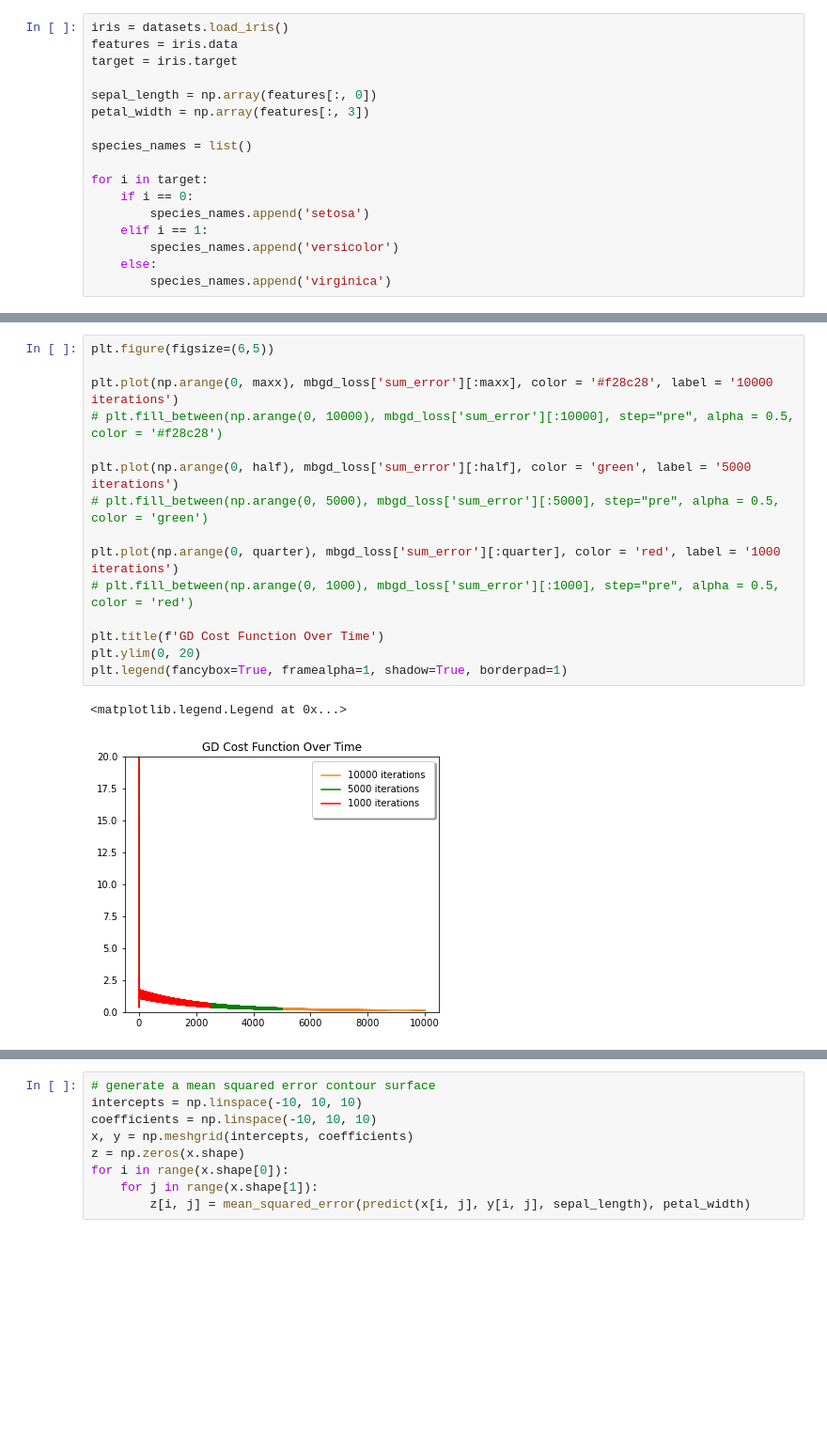
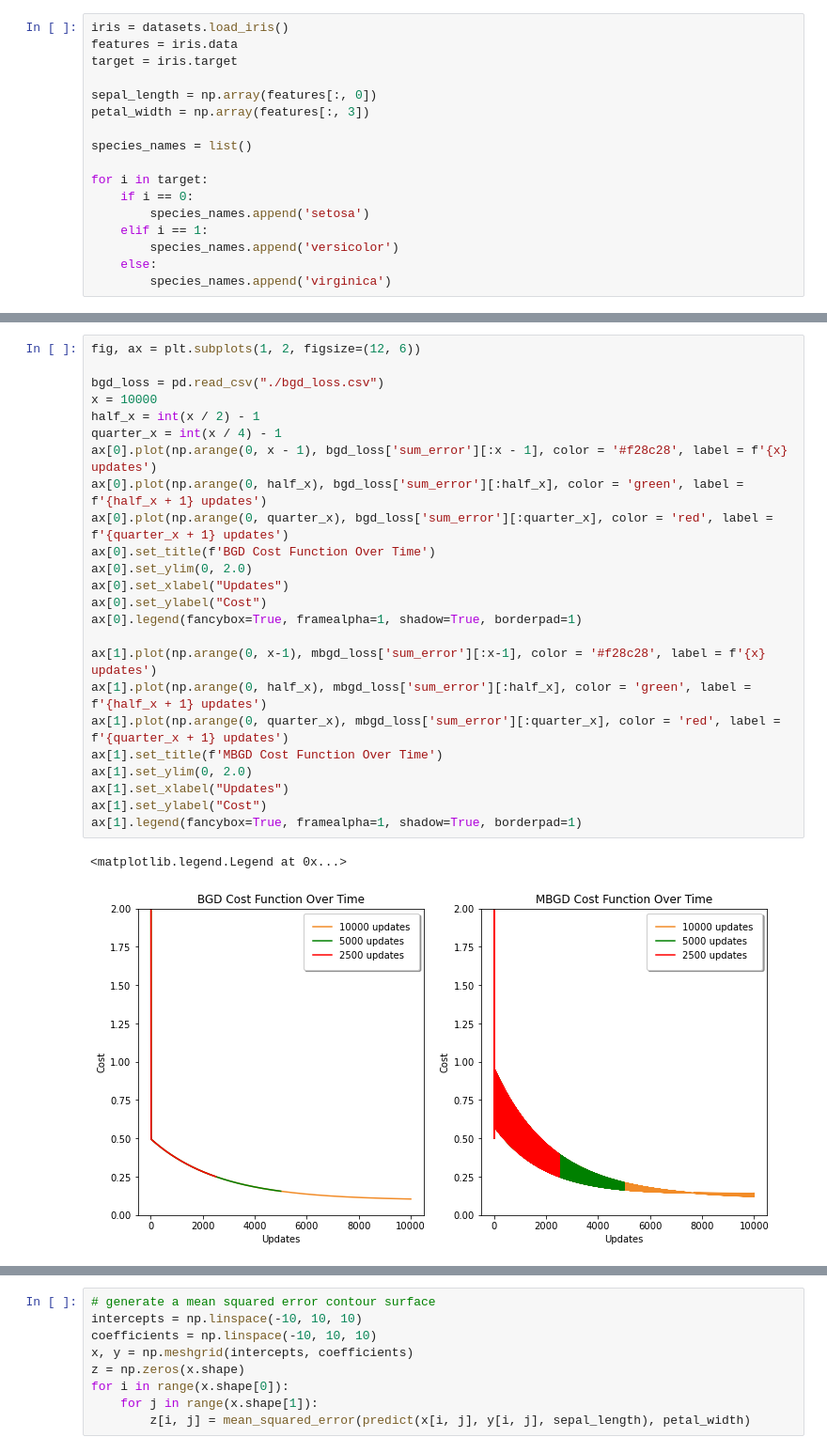
Before and after one commit to bsraya/optimization-algorithms, a Jupyter notebook: mbgd.ipynb, the cells around one changed output, grey strips where cells are left out. Shown at 94% size. Saved outputs shown, nothing was run; the diff lists cells and outputs as text; blank space fills up the shorter version.

```diff
--- a/mbgd.ipynb
+++ b/mbgd.ipynb
@@ -121,18 +108,27 @@ Name: 20000, dtype: float64
-# %%
-plt.figure(figsize=(6,5))
-
-plt.plot(np.arange(0, maxx), mbgd_loss['sum_error'][:maxx], color = '#f28c28', label = '10000 iterations')
-# plt.fill_between(np.arange(0, 10000), mbgd_loss['sum_error'][:10000], step="pre", alpha = 0.5, color = '#f28c28')
-
-plt.plot(np.arange(0, half), mbgd_loss['sum_error'][:half], color = 'green', label = '5000 iterations')
-# plt.fill_between(np.arange(0, 5000), mbgd_loss['sum_error'][:5000], step="pre", alpha = 0.5, color = 'green')
-
-plt.plot(np.arange(0, quarter), mbgd_loss['sum_error'][:quarter], color = 'red', label = '1000 iterations')
-# plt.fill_between(np.arange(0, 1000), mbgd_loss['sum_error'][:1000], step="pre", alpha = 0.5, color = 'red')
-
-plt.title(f'GD Cost Function Over Time')
-plt.ylim(0, 20)
-plt.legend(fancybox=True, framealpha=1, shadow=True, borderpad=1)
-# %% [output]
-<matplotlib.legend.Legend at 0x...>
-[figure, removed]
+# %%
+fig, ax = plt.subplots(1, 2, figsize=(12, 6))
+
+bgd_loss = pd.read_csv("./bgd_loss.csv")
+x = 10000
+half_x = int(x / 2) - 1
+quarter_x = int(x / 4) - 1
+ax[0].plot(np.arange(0, x - 1), bgd_loss['sum_error'][:x - 1], color = '#f28c28', label = f'{x} updates')
+ax[0].plot(np.arange(0, half_x), bgd_loss['sum_error'][:half_x], color = 'green', label = f'{half_x + 1} updates')
+ax[0].plot(np.arange(0, quarter_x), bgd_loss['sum_error'][:quarter_x], color = 'red', label = f'{quarter_x + 1} updates')
+ax[0].set_title(f'BGD Cost Function Over Time')
+ax[0].set_ylim(0, 2.0)
+ax[0].set_xlabel("Updates")
+ax[0].set_ylabel("Cost")
+ax[0].legend(fancybox=True, framealpha=1, shadow=True, borderpad=1)
+
+ax[1].plot(np.arange(0, x-1), mbgd_loss['sum_error'][:x-1], color = '#f28c28', label = f'{x} updates')
+ax[1].plot(np.arange(0, half_x), mbgd_loss['sum_error'][:half_x], color = 'green', label = f'{half_x + 1} updates')
+ax[1].plot(np.arange(0, quarter_x), mbgd_loss['sum_error'][:quarter_x], color = 'red', label = f'{quarter_x + 1} updates')
+ax[1].set_title(f'MBGD Cost Function Over Time')
+ax[1].set_ylim(0, 2.0)
+ax[1].set_xlabel("Updates")
+ax[1].set_ylabel("Cost")
+ax[1].legend(fancybox=True, framealpha=1, shadow=True, borderpad=1)
+# %% [output]
+<matplotlib.legend.Legend at 0x...>
+[figure, added]
```
Also changed, not shown: parts of 11 cells of this notebook.
